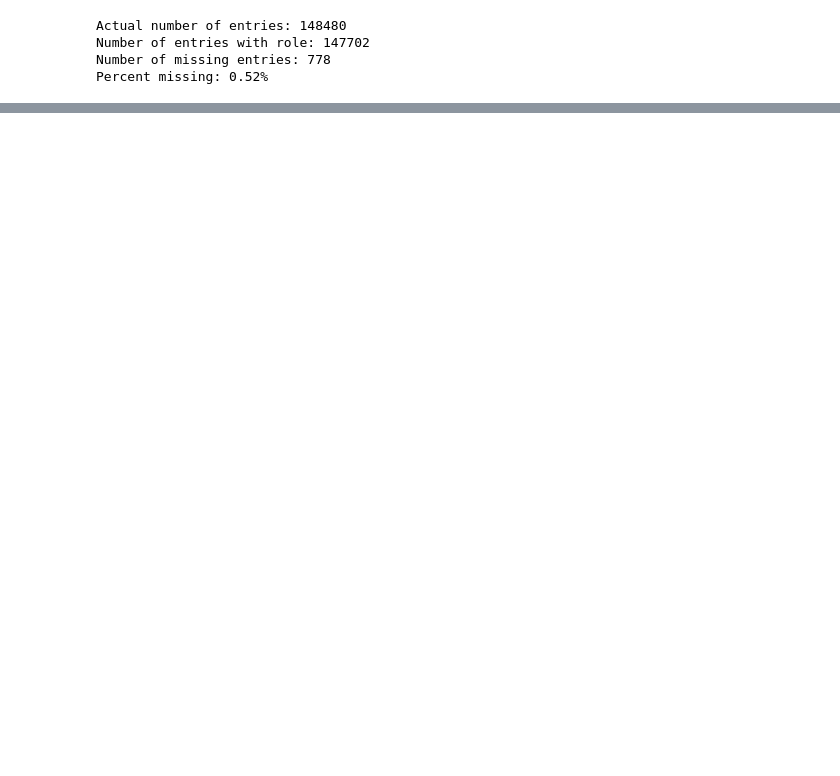
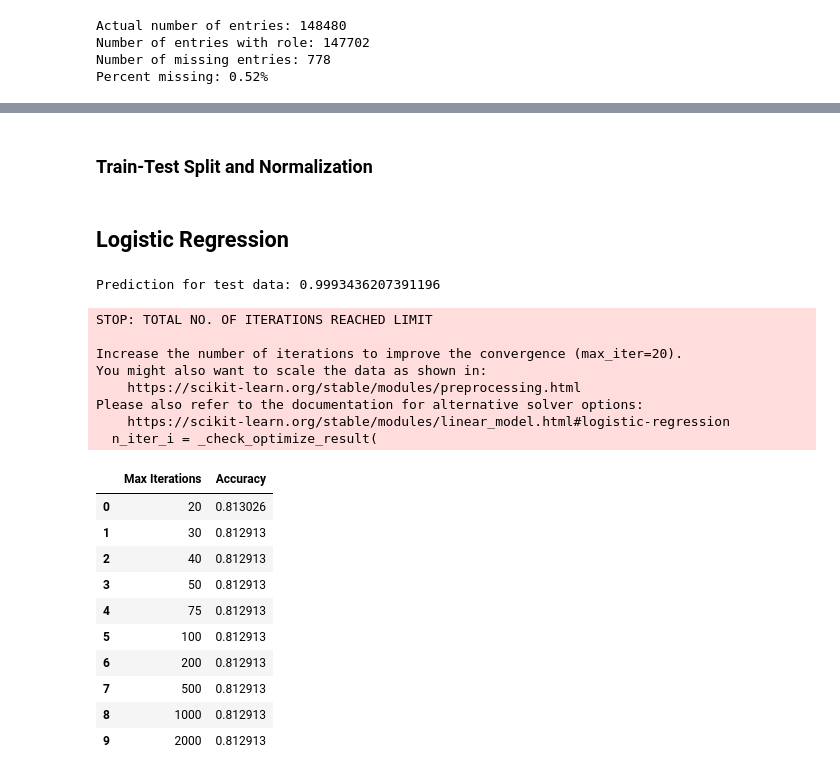
Before and after one commit to RosyTCosy/CS345-Final-Project, a Jupyter notebook: final_project.ipynb, the cells around one changed output, grey strips where cells are left out. Drawn from its saved outputs; the diff is of its cells as text; code cells hidden in the pictures; blank space fills up the shorter version.

```diff
--- a/final_project.ipynb
+++ b/final_project.ipynb
@@ -182,12 +205,0 @@ Percent missing: 0.52%
-# %%
-from sklearn.model_selection import train_test_split
-X = mlscoreboard[:, :-1]
-y = mlscoreboard[:, -1]
-
-#Normalize features
-from sklearn.preprocessing import StandardScaler
-scaler = StandardScaler()
-X_scaled = scaler.fit_transform(X)
-
-
-X_train, X_test, y_train, y_test = train_test_split(X_scaled, y, test_size=0.2, random_state=42)
@@ -405,0 +206,2 @@ Prediction for test data: [[6.01680931e-04 9.99398319e-01]]
+# %% [markdown]
+### Train-Test Split and Normalization
@@ -405,0 +234,47 @@ Prediction for test data: [[6.01680931e-04 9.99398319e-01]]
+# %% [markdown]
+## Logistic Regression
+# %%
+lr = LogisticRegression(max_iter=1000, random_state=42)
+lr.fit(X_train_scaled, y_train)
+y_pred = lr.predict(X_test_scaled)
+
+
+test_data = np.array([[30,10,3,0.31,50,2,1,1,1]])  # shape (1, 9)
+test_data_scaled = transform_features(test_data)
+
+prediction = lr.predict_proba(test_data_scaled)
+print("Prediction for test data:", prediction[0][1])
+# %% [output]
+Prediction for test data: 0.9993436207391196
+# %%
+# Testing max iters on Logistic Regression
+iters = [20,30,40,50,75,100, 200, 500, 1000, 2000]
+data = []
+
+for iter in iters:
+    lr = LogisticRegression(max_iter=iter, random_state=42)
+    lr.fit(X_train_scaled, y_train)
+    accuracy = lr.score(X_test_scaled, y_test)
+    data.append((iter, accuracy))
+
+pd.DataFrame(data, columns=["Max Iterations", "Accuracy"])
+# %% [output]
+STOP: TOTAL NO. OF ITERATIONS REACHED LIMIT
+
+Increase the number of iterations to improve the convergence (max_iter=20).
+You might also want to scale the data as shown in:
+    https://scikit-learn.org/stable/modules/preprocessing.html
+Please also refer to the documentation for alternative solver options:
+    https://scikit-learn.org/stable/modules/linear_model.html#logistic-regression
+  n_iter_i = _check_optimize_result(
+|  | Max Iterations | Accuracy |
+| 0 | 20 | 0.813026 |
+| 1 | 30 | 0.812913 |
+| 2 | 40 | 0.812913 |
+| 3 | 50 | 0.812913 |
+| 4 | 75 | 0.812913 |
+| 5 | 100 | 0.812913 |
+| 6 | 200 | 0.812913 |
+| 7 | 500 | 0.812913 |
+| 8 | 1000 | 0.812913 |
+| 9 | 2000 | 0.812913 |
```
Also changed, not shown: parts of 18 cells of this notebook.
